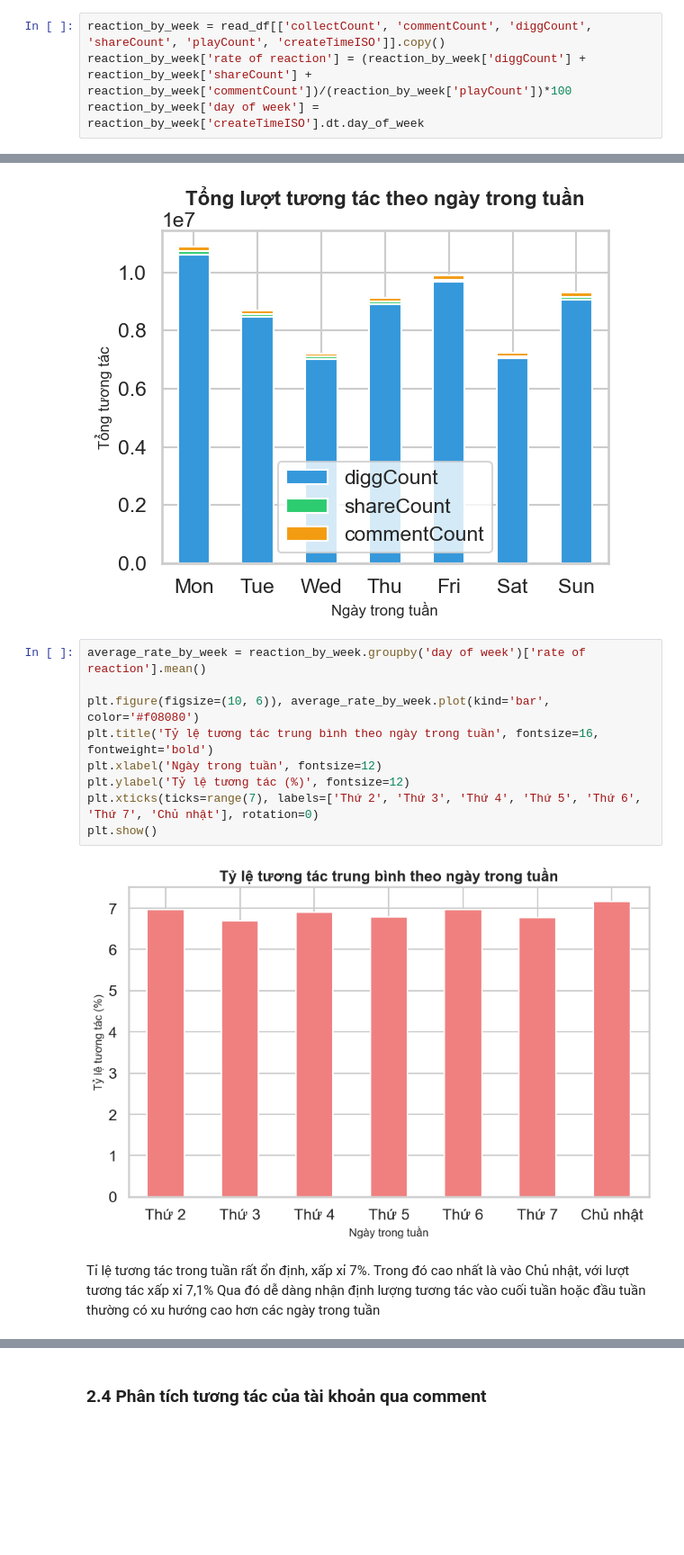
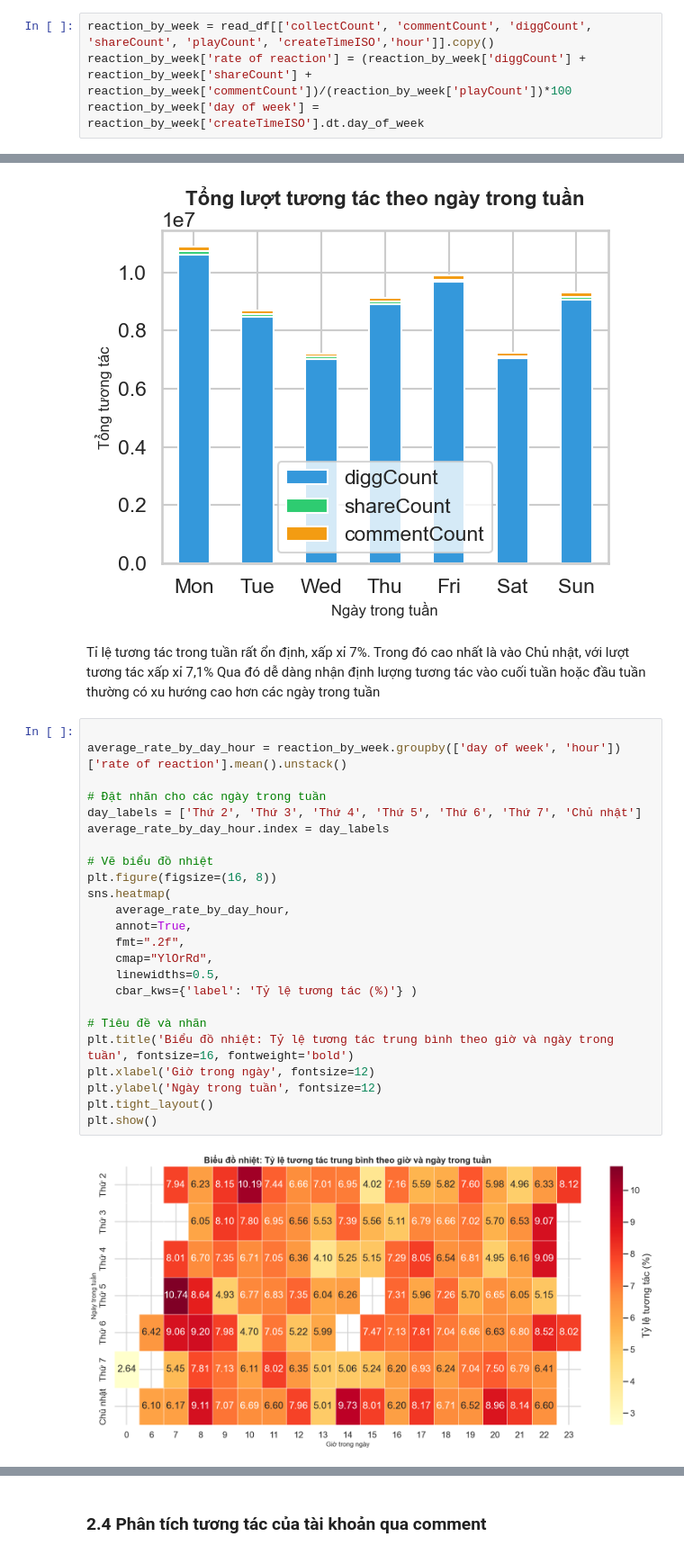
Before and after one commit to dattotien/Tiktok_profile, a Jupyter notebook: BTL.ipynb, the cells around one changed output, grey strips where cells are left out. Shown at 90% size. Cells and saved outputs as stored; diff of their text form; blank space fills up the shorter version.

```diff
--- a/BTL.ipynb
+++ b/BTL.ipynb
@@ -1289,7 +1289,7 @@ plt.show()
 # %% [markdown]
 ### 2.3 So sánh tỉ lệ tương tác của các ngày trong tuần
 # %%
-reaction_by_week = read_df[['collectCount', 'commentCount', 'diggCount', 'shareCount', 'playCount', 'createTimeISO']].copy()
+reaction_by_week = read_df[['collectCount', 'commentCount', 'diggCount', 'shareCount', 'playCount', 'createTimeISO','hour']].copy()
 reaction_by_week['rate of reaction'] = (reaction_by_week['diggCount'] + reaction_by_week['shareCount'] + reaction_by_week['commentCount'])/(reaction_by_week['playCount'])*100
 reaction_by_week['day of week'] = reaction_by_week['createTimeISO'].dt.day_of_week
 # %%
@@ -1311,17 +1311,32 @@ plt.show()
 # %% [output]
 <Figure size 1500x600 with 0 Axes>
 [figure]
-# %%
-average_rate_by_week = reaction_by_week.groupby('day of week')['rate of reaction'].mean()
-
-plt.figure(figsize=(10, 6)), average_rate_by_week.plot(kind='bar', color='#f08080')
-plt.title('Tỷ lệ tương tác trung bình theo ngày trong tuần', fontsize=16, fontweight='bold')
-plt.xlabel('Ngày trong tuần', fontsize=12)
-plt.ylabel('Tỷ lệ tương tác (%)', fontsize=12)
-plt.xticks(ticks=range(7), labels=['Thứ 2', 'Thứ 3', 'Thứ 4', 'Thứ 5', 'Thứ 6', 'Thứ 7', 'Chủ nhật'], rotation=0)
-plt.show()
-# %% [output]
-[figure, removed]
 # %% [markdown]
 Tỉ lệ tương tác trong tuần rất ổn định, xấp xỉ 7%. Trong đó cao nhất là vào Chủ nhật, với lượt tương tác xấp xỉ 7,1%
 Qua đó dễ dàng nhận định lượng tương tác vào cuối tuần hoặc đầu tuần thường có xu hướng cao hơn các ngày trong tuần
+# %%
+
+average_rate_by_day_hour = reaction_by_week.groupby(['day of week', 'hour'])['rate of reaction'].mean().unstack()
+
+# Đặt nhãn cho các ngày trong tuần
+day_labels = ['Thứ 2', 'Thứ 3', 'Thứ 4', 'Thứ 5', 'Thứ 6', 'Thứ 7', 'Chủ nhật']
+average_rate_by_day_hour.index = day_labels
+
+# Vẽ biểu đồ nhiệt
+plt.figure(figsize=(16, 8))
+sns.heatmap(
+    average_rate_by_day_hour,
+    annot=True,
+    fmt=".2f",
+    cmap="YlOrRd",
+    linewidths=0.5,
+    cbar_kws={'label': 'Tỷ lệ tương tác (%)'} )
+
+# Tiêu đề và nhãn
+plt.title('Biểu đồ nhiệt: Tỷ lệ tương tác trung bình theo giờ và ngày trong tuần', fontsize=16, fontweight='bold')
+plt.xlabel('Giờ trong ngày', fontsize=12)
+plt.ylabel('Ngày trong tuần', fontsize=12)
+plt.tight_layout()
+plt.show()
+# %% [output]
+[figure, added]
```
Also changed, not shown: parts of 1 cell of this notebook.
